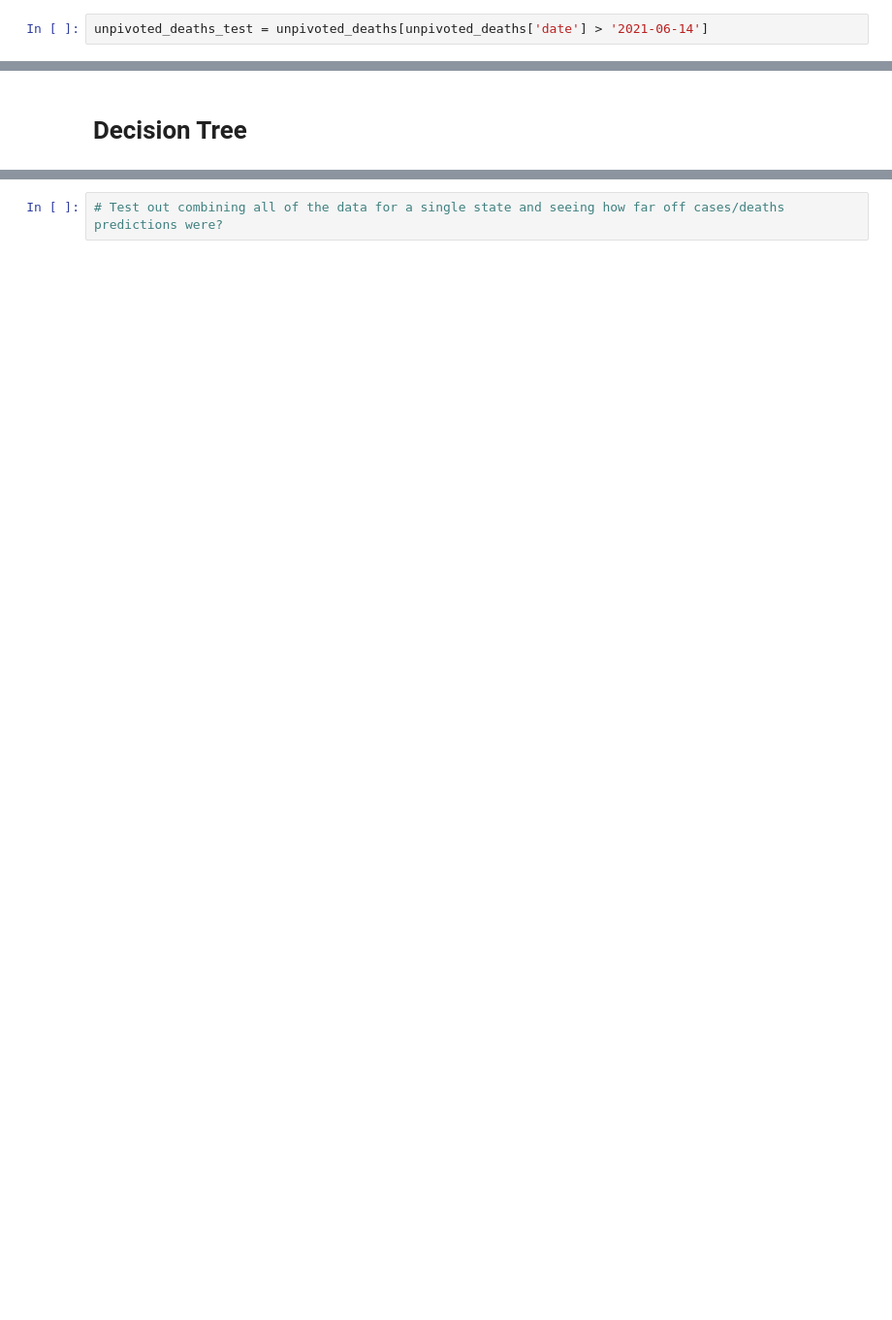
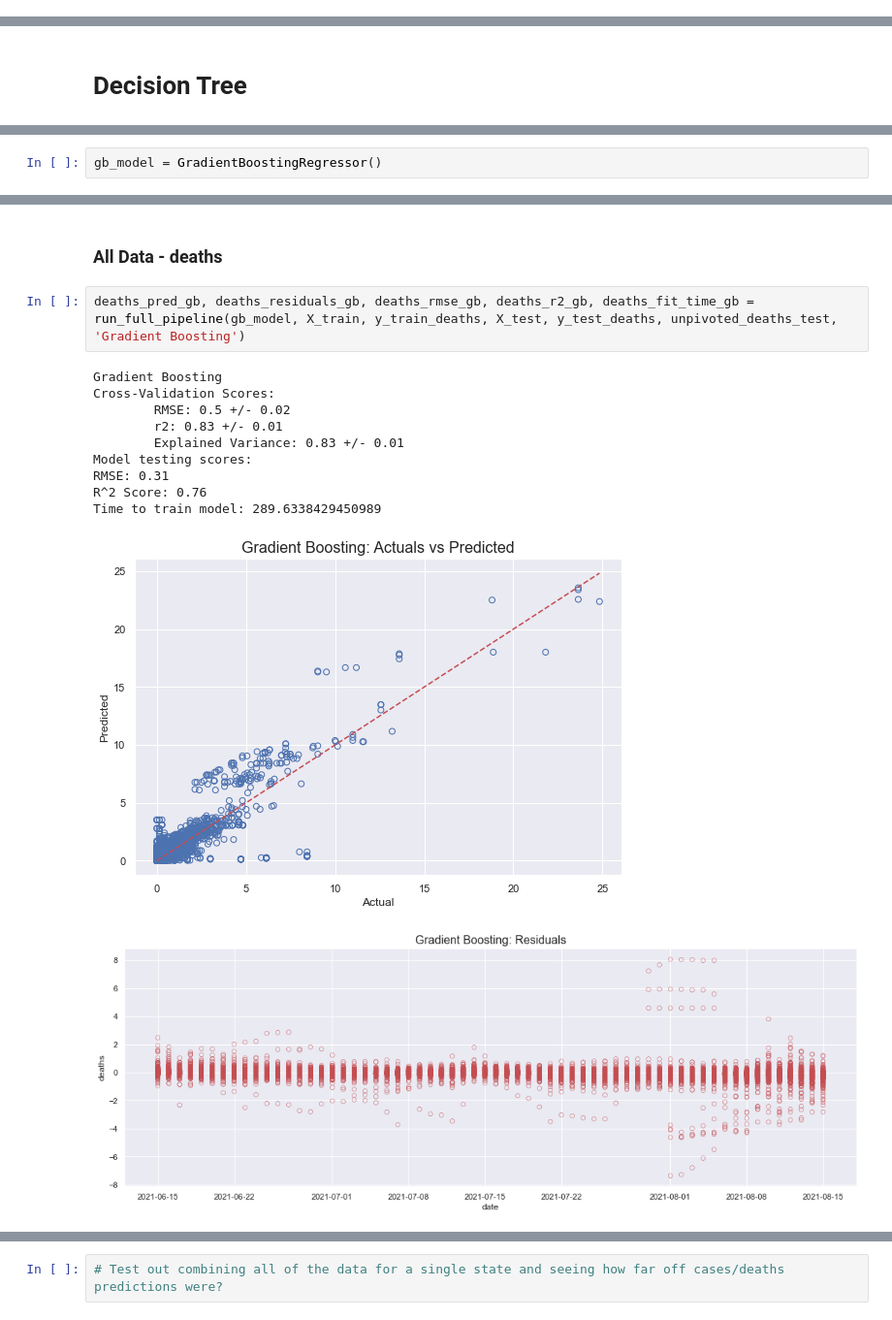
Before and after one commit to ehmartens/cs5644-project, a Jupyter notebook: Modeling Notebook.ipynb, the cells around one changed output, grey strips where cells are left out. Shown at 97% size. Saved outputs shown, nothing was run; the diff lists cells and outputs as text; blank space fills up the shorter version.

```diff
--- a/Modeling Notebook.ipynb
+++ b/Modeling Notebook.ipynb
@@ -175,2 +201,0 @@ unpivoted_deaths = unpivoted_deaths.merge(state_code_map, left_on='STATE', right
-# %%
-unpivoted_deaths_test = unpivoted_deaths[unpivoted_deaths['date'] > '2021-06-14']
@@ -243,0 +231,2 @@ print('KNN Regression RMSE:', rmse_knn)
+# %%
+gb_model = GradientBoostingRegressor()
@@ -243,0 +251,16 @@ print('KNN Regression RMSE:', rmse_knn)
+# %% [markdown]
+### All Data - deaths
+# %%
+deaths_pred_gb, deaths_residuals_gb, deaths_rmse_gb, deaths_r2_gb, deaths_fit_time_gb = run_full_pipeline(gb_model, X_train, y_train_deaths, X_test, y_test_deaths, unpivoted_deaths_test, 'Gradient Boosting')
+# %% [output]
+Gradient Boosting
+Cross-Validation Scores:
+        RMSE: 0.5 +/- 0.02
+        r2: 0.83 +/- 0.01
+        Explained Variance: 0.83 +/- 0.01
+Model testing scores:
+RMSE: 0.31
+R^2 Score: 0.76
+Time to train model: 289.6338429450989
+[figure, added]
+[figure, added]
```
Also changed, not shown: parts of 59 cells of this notebook, 5 other files.
